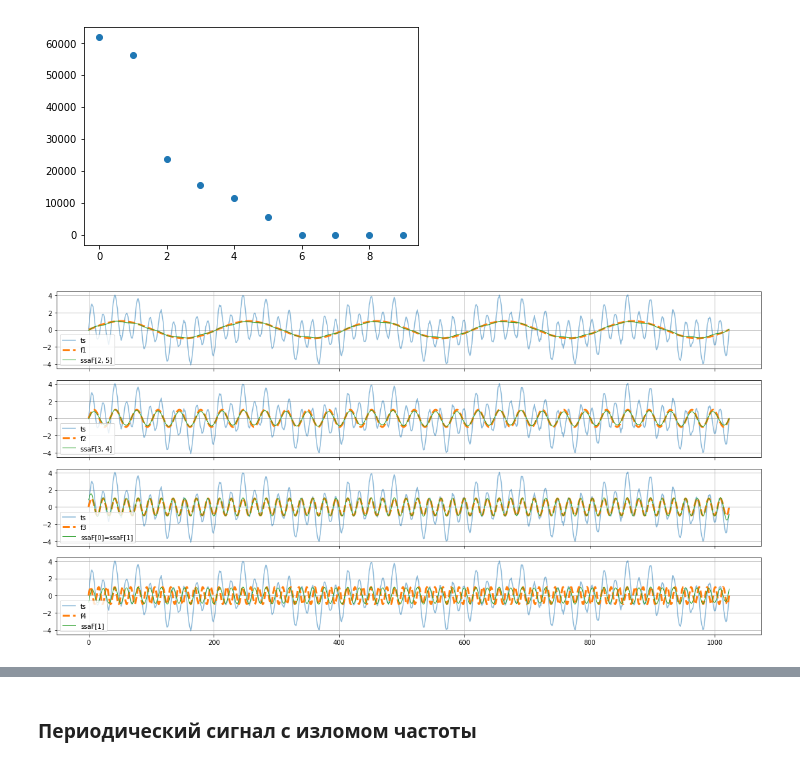
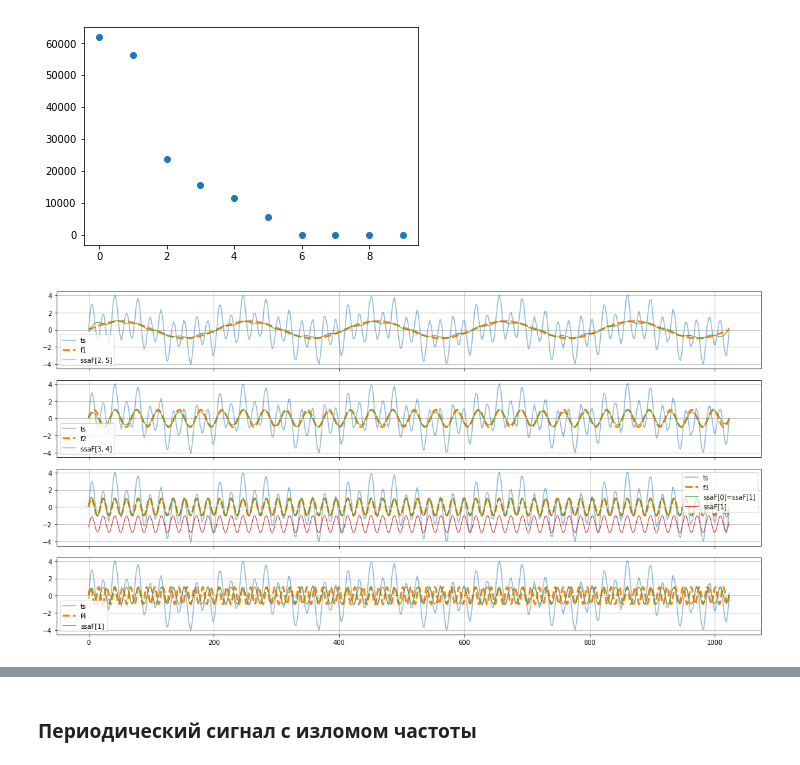
Before and after one commit to euloo/time-series, a Jupyter notebook: 5-timeSeries.ipynb, the cells around one changed output, grey strips where cells are left out. Cells and saved outputs as stored; diff of their text form; code cells hidden in the pictures.

```diff
--- a/5-timeSeries.ipynb
+++ b/5-timeSeries.ipynb
@@ -436,31 +436,32 @@ ax[1].plot(ssaF34,  lw=1, label = 'ssaF[3, 4]')
 ax[2].plot(F, alpha=0.5, label = 'ts')
 ax[2].plot(p3, ls = '--', lw = 3, label = 'f3')
 ax[2].plot(ssaF0, lw=1, label = 'ssaF[0]=ssaF[1]') #дублируется с 1
+ax[2].plot(ssaF1-2, lw=1, label = 'ssaF[1]')
 #ax[1].plot(F, alpha=0.5, label = 'ts')
 
 ax[3].plot(F, alpha=0.5, label = 'ts')
 ax[3].plot(p4, ls = '--', lw = 3, label = 'f4')
 ax[3].plot(ssaF1, lw=1, label = 'ssaF[1]')
 #ax[2].plot(F, alpha=0.5, label = 'ts')
 
 
 
 
 #ax[1,1].plot([np.mean(ssaF01)]*1000)
 
 
 
 ax[0].grid()
 ax[1].grid()
 ax[2].grid()
 ax[3].grid()
 
 #ax[0, 0].legend(["F", "[2]", "p1"])
 ax[0].legend()
 ax[1].legend()
 ax[2].legend()
 ax[3].legend()
 plt.tight_layout()
 plt.show()
 # %% [output]
-[figure, old version]
+[figure, new version]
```
Also changed, not shown: parts of 6 cells of this notebook.
